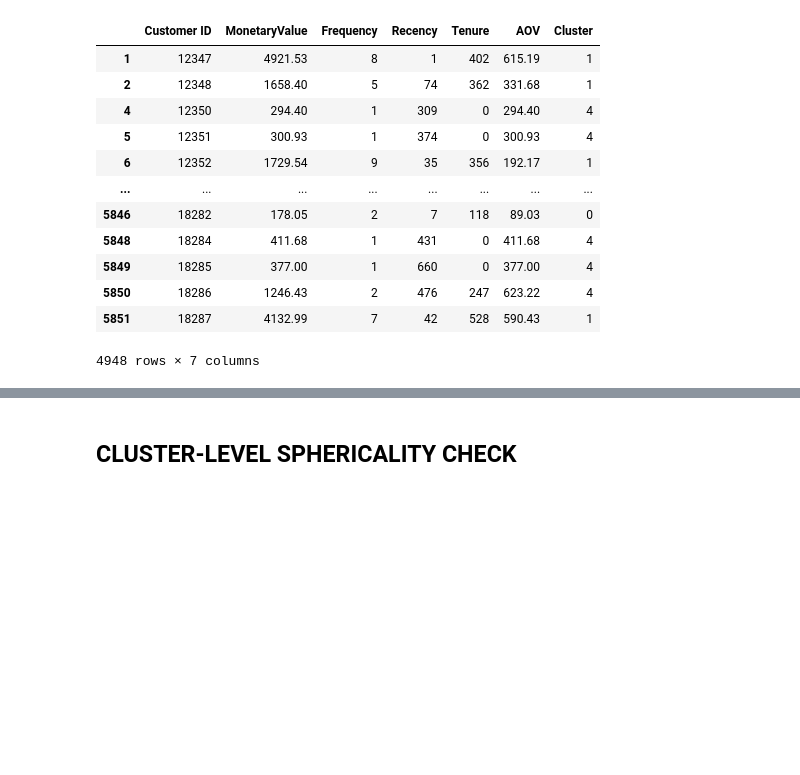
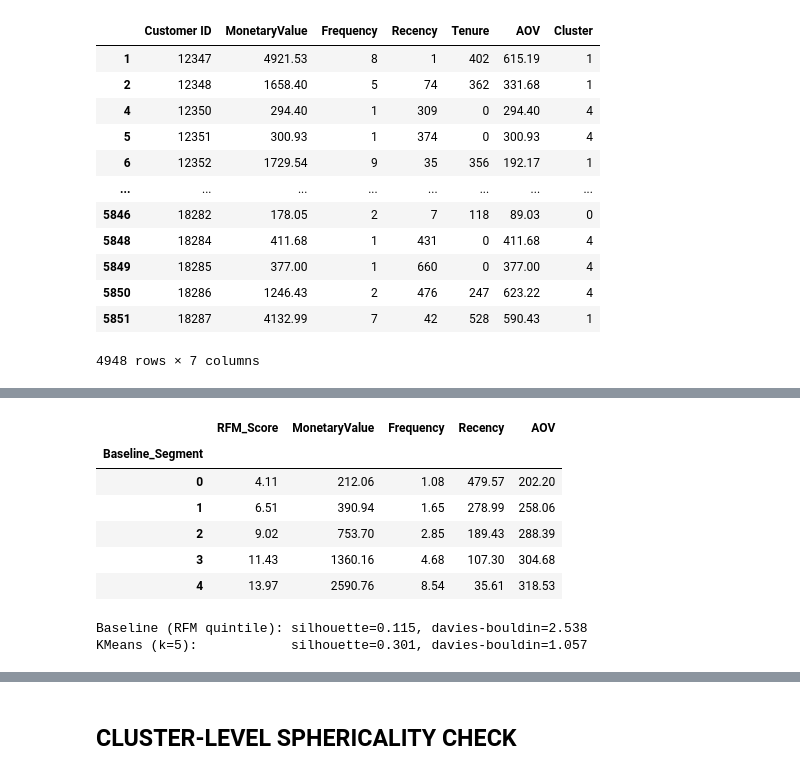
Before and after one commit to adulamaciej/Customer-Segmentation-K-Means, a Jupyter notebook: notebooks/clustering.ipynb, the cells around one changed output, grey strips where cells are left out. Saved outputs shown, nothing was run; the diff lists cells and outputs as text; code cells hidden in the pictures; blank space fills up the shorter version.

Commit message:
baseline comparison with quintile to K-Means

```diff
--- a/notebooks/clustering.ipynb
+++ b/notebooks/clustering.ipynb
@@ -1194,0 +1197,11 @@ non_outliers_df
+# %%
+rfm_baseline = non_outliers_df.copy()
+
+# Recency: lower is better, so reversed quintile labels (1=worst/highest recency, 5=best/lowest recency)
+rfm_baseline["R_Score"] = pd.qcut(rfm_baseline["Recency"], 5, labels=[5, 4, 3, 2, 1]).astype(int)
+
+# Frequency and Monetary: higher is better, so  normal order
+rfm_baseline["F_Score"] = pd.qcut(rfm_baseline["Frequency"].rank(method="first"), 5, labels=[1, 2, 3, 4, 5]).astype(int)
+rfm_baseline["M_Score"] = pd.qcut(rfm_baseline["MonetaryValue"], 5, labels=[1, 2, 3, 4, 5]).astype(int)
+
+rfm_baseline[["R_Score", "F_Score", "M_Score"]].describe()
@@ -1194,0 +1218,23 @@ non_outliers_df
+# %%
+rfm_baseline["RFM_Score"] = rfm_baseline["R_Score"] + rfm_baseline["F_Score"] + rfm_baseline["M_Score"]
+
+rfm_baseline["Baseline_Segment"] = pd.qcut(rfm_baseline["RFM_Score"].rank(method="first"), 5, labels=[0, 1, 2, 3, 4]).astype(int)
+
+rfm_baseline.groupby("Baseline_Segment")[["RFM_Score", "MonetaryValue", "Frequency", "Recency", "AOV"]].mean()
+# %% [output]
+|  | RFM_Score | MonetaryValue | Frequency | Recency | AOV |
+| Baseline_Segment |  |  |  |  |  |
+| 0 | 4.11 | 212.06 | 1.08 | 479.57 | 202.20 |
+| 1 | 6.51 | 390.94 | 1.65 | 278.99 | 258.06 |
+| 2 | 9.02 | 753.70 | 2.85 | 189.43 | 288.39 |
+| 3 | 11.43 | 1360.16 | 4.68 | 107.30 | 304.68 |
+| 4 | 13.97 | 2590.76 | 8.54 | 35.61 | 318.53 |
+# %%
+baseline_silhouette = silhouette_score(pca_data, rfm_baseline["Baseline_Segment"])
+baseline_db = davies_bouldin_score(pca_data, rfm_baseline["Baseline_Segment"])
+
+print(f"Baseline (RFM quintile): silhouette={baseline_silhouette:.3f}, davies-bouldin={baseline_db:.3f}")
+print(f"KMeans (k=5):            silhouette=0.301, davies-bouldin=1.057")
+# %% [output]
+Baseline (RFM quintile): silhouette=0.115, davies-bouldin=2.538
+KMeans (k=5):            silhouette=0.301, davies-bouldin=1.057
```
Also changed, not shown: parts of 3 cells of this notebook, 1 other file.
